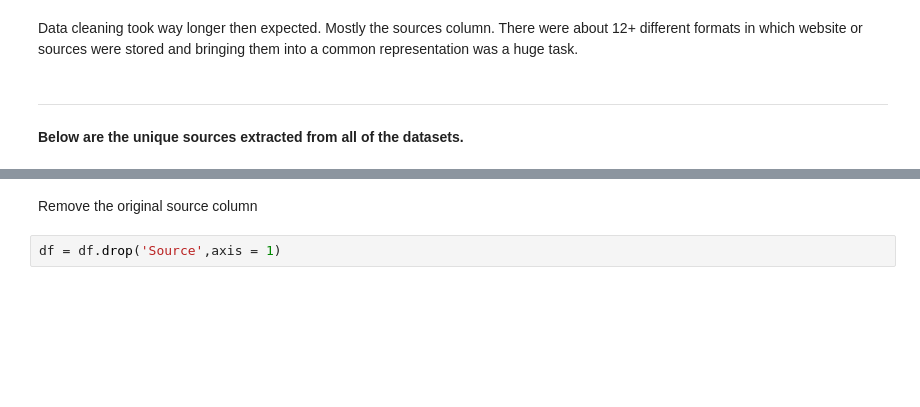
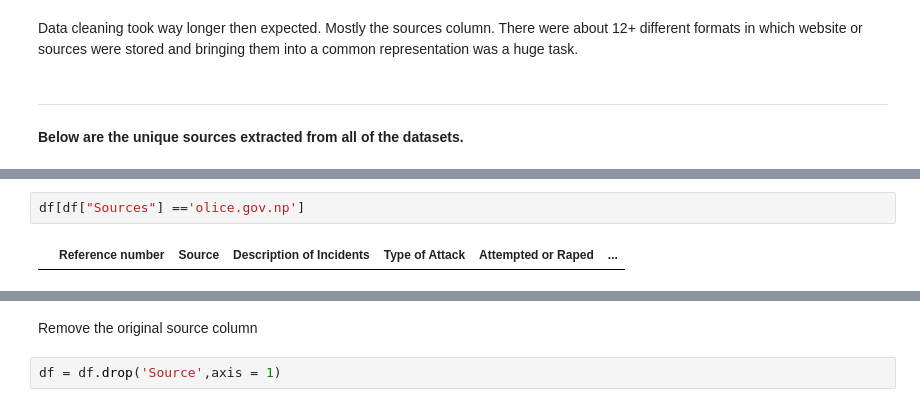
Before and after one commit to bses-codes/FightBack, a Jupyter notebook: Data_Cleaning.ipynb, the cells around one changed output, grey strips where cells are left out. Drawn from its saved outputs; the diff is of its cells as text; blank space fills up the shorter version.

```diff
--- a/Data_Cleaning.ipynb
+++ b/Data_Cleaning.ipynb
@@ -82,0 +43,4 @@ array(['thehimalayantimes.com', 'nepalpolice.gov.np', 'com',
+# %%
+df[df["Sources"] =='olice.gov.np']
+# %% [output]
+|  | Reference number | Source | Description of Incidents | Type of Attack | Attempted or Raped | ... |
```
Also changed, not shown: parts of 15 cells of this notebook, 3 other files.
